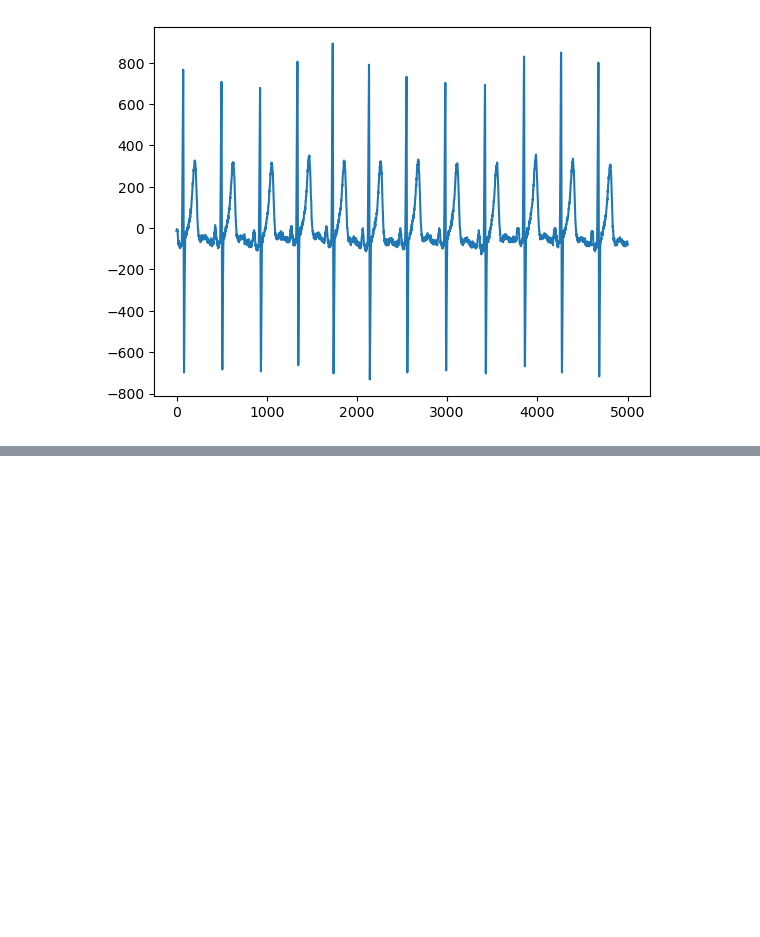
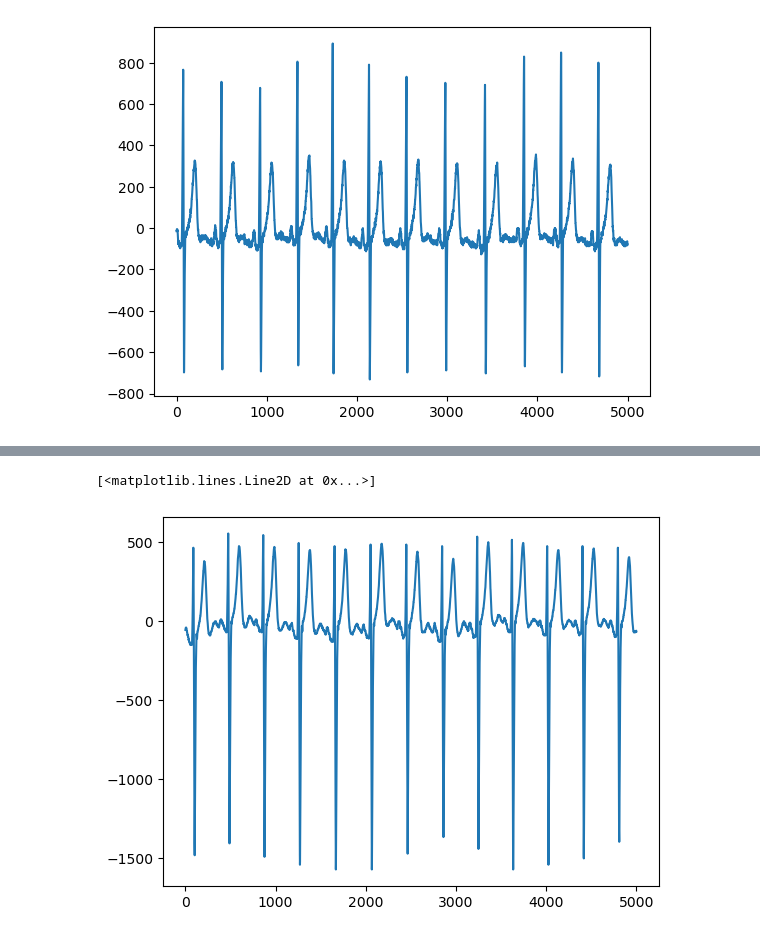
Before and after one commit to StephanvdZwaard/ECG-from-DICOM, a Jupyter notebook: read_ECG_DICOM.ipynb, the cells around one changed output, grey strips where cells are left out. Cells and saved outputs as stored; diff of their text form; code cells hidden in the pictures; blank space fills up the shorter version.

```diff
--- a/read_ECG_DICOM.ipynb
+++ b/read_ECG_DICOM.ipynb
@@ -141,0 +274,11 @@ dicom = ecgreader(path_to_dicom)
+# %%
+# Save to CSV-files
+batch = '21000-21433'
+
+# Path
+path = 'C:/Users/Stephan.vanderZwaard/Documents/dicom/ECG-DICOM-results/'
+
+# Save separate CSV-files for each batch
+median_waves.to_csv(path+'DICOM_ECG_WAVEFORM_MEDIANBEAT_'+batch+'.csv', index=False)
+original_waves.to_csv(path+'DICOM_ECG_WAVEFORM_RHYTHM_'+batch+'.csv', index=False)
+general_info.to_csv(path+'DICOM_ECG_GENERALINFO_'+batch+'.csv', index=False)
@@ -174,0 +361,16 @@ plt.plot(dicom["Waveforms"]["V5"])
+# %%
+# Define path
+path_to_dicom = "C:/Users/Stephan.vanderZwaard/Documents/dicom/1.3.6.1.4.1.40744.65.179071579855649261499076763286137160274.dcm"
+
+# Read ECG from DICOM
+dicom = ecgreader(path_to_dicom)
+#dicom = dcmread(path_to_dicom)
+
+# Bevestigd door
+# Ventricular HR
+# Atrial HR
+# QRS duration
+# QT interval
+# QTc interval
+# R-axis
+# T-axis
@@ -174,0 +442,9 @@ plt.plot(dicom["Waveforms"]["V5"])
+# %%
+# Define path
+path_to_dicom = "C:/Users/Stephan.vanderZwaard/Documents/dicom/TEST_ECGs/"
+
+# Obtain all DICOM files
+ECG_files = list()
+for path, subdirs, files in os.walk(path_to_dicom):
+    for filename in files:
+        ECG_files.append(path+'/'+filename)
@@ -174,0 +474,4 @@ plt.plot(dicom["Waveforms"]["V5"])
+# %%
+dicom = dcmread(ECG_files[17])
+dicom.dir()
+#print(dicom[0x00020002])
@@ -174,0 +609,5 @@ plt.plot(dicom["Waveforms"]["V5"])
+# %%
+plt.plot(dicom["Waveforms"]["V2"])
+# %% [output]
+[<matplotlib.lines.Line2D at 0x...>]
+[figure, added]
```
Also changed, not shown: parts of 28 cells of this notebook.
